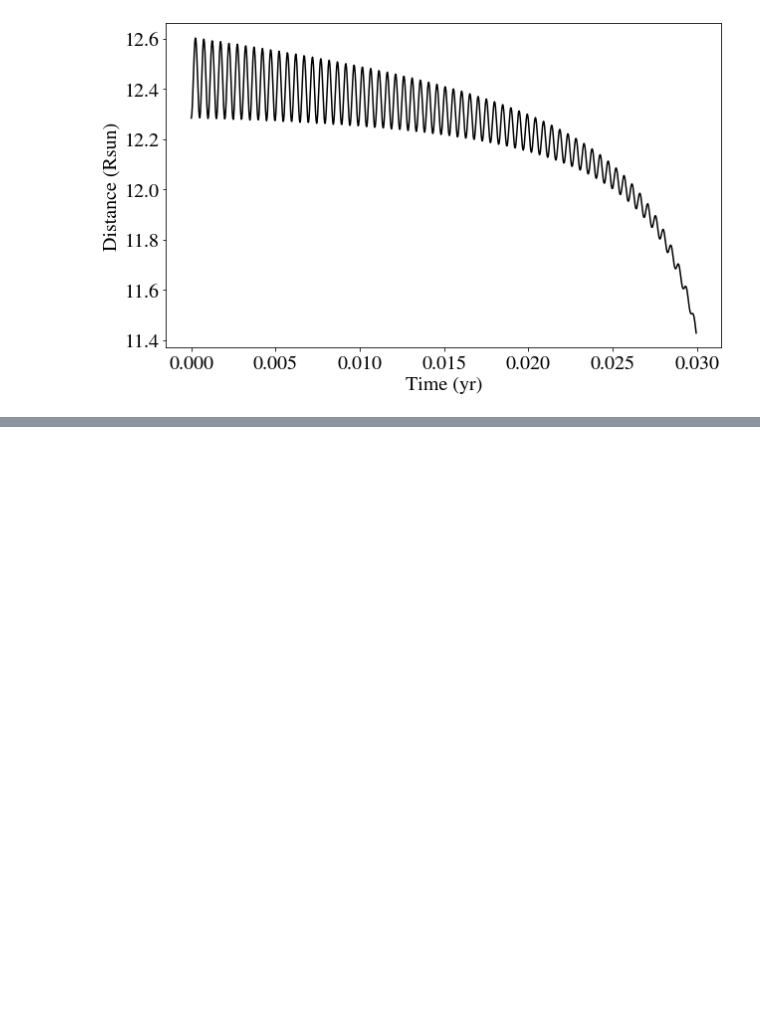
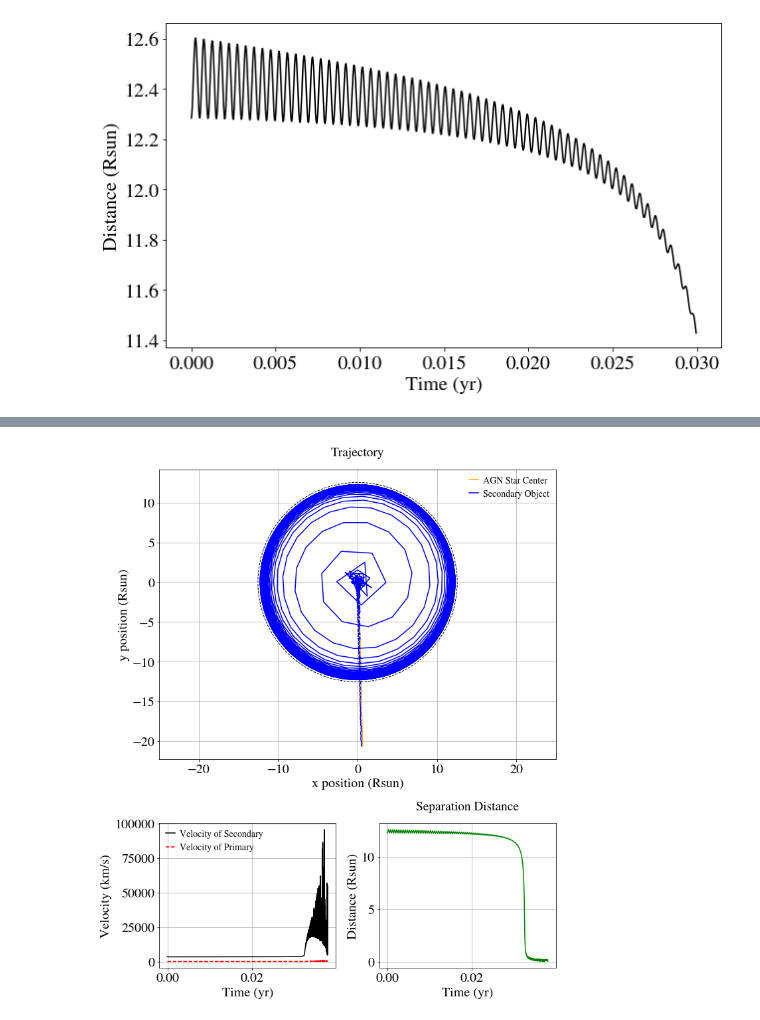
Before and after one commit to matteocantiello/agnstars_cee, a Jupyter notebook: CEE_AGN.ipynb, the cells around one changed output, grey strips where cells are left out. Cells and saved outputs as stored; diff of their text form; code cells hidden in the pictures; blank space fills up the shorter version.

```diff
--- a/CEE_AGN.ipynb
+++ b/CEE_AGN.ipynb
@@ -799,0 +1059,4 @@ print(positions, times, v_1_magnitude, v_2_magnitude, R_1) = run_simulation()
+# %%
+plot_simulation_results(positions, times, v_1, v_2, R_1)
+# %% [output]
+[figure, added]
```
Also changed, not shown: parts of 18 cells of this notebook.
